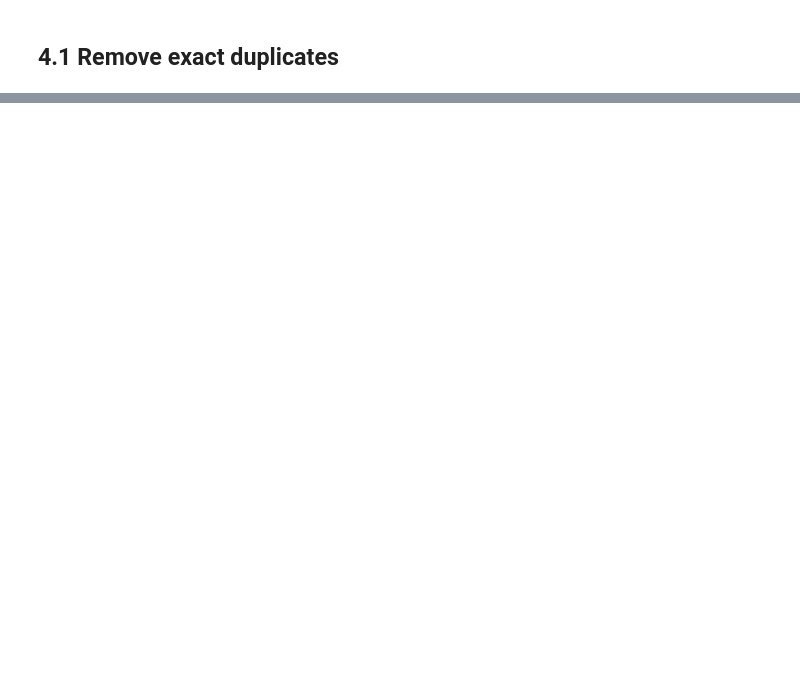
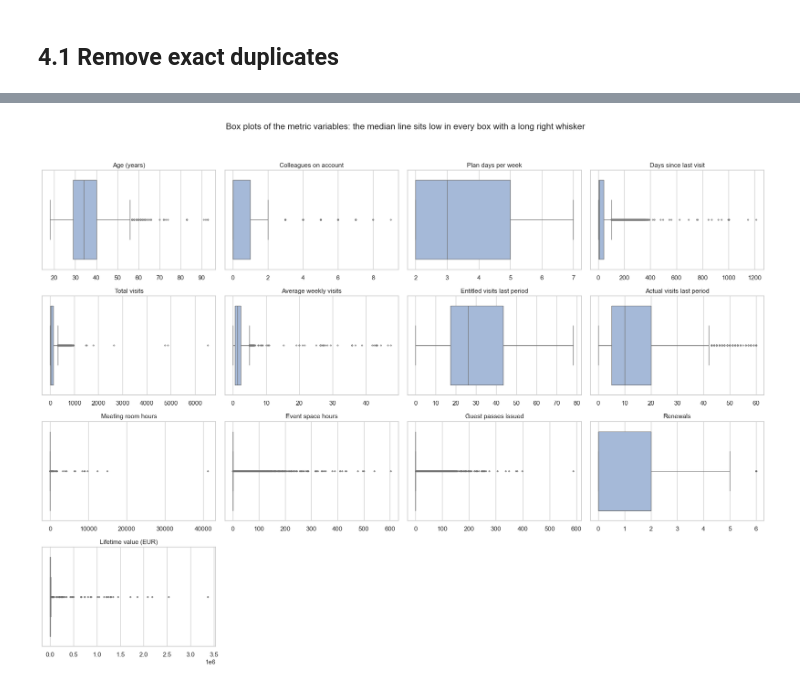
Before and after one commit to MohamedTrikiSoftwareEngineer/DM_Group_10, a Jupyter notebook: notebooks/Group10_EDA_Code.ipynb, the cells around one changed output, grey strips where cells are left out. Drawn from its saved outputs; the diff is of its cells as text; code cells hidden in the pictures; blank space fills up the shorter version.

```diff
--- a/notebooks/Group10_EDA_Code.ipynb
+++ b/notebooks/Group10_EDA_Code.ipynb
@@ -2931,0 +1862,15 @@ results: 224 keys -> ..\data\processed\results.json
+# %%
+# Box plots of the same variables: the box makes the concentration near the median visible.
+fig, axes = plt.subplots(n_rows, columns_per_row, figsize=(18, 3.4 * n_rows))
+for ax, feature in zip(axes.flatten(), metric_features):
+    sns.boxplot(x=analysis_data[feature], ax=ax, color=LIGHT_BLUE, fliersize=2)
+    ax.set_title(FEATURE_LABELS[feature], fontsize=11)
+    ax.set_xlabel("")
+for ax in axes.flatten()[len(metric_features):]:
+    ax.set_visible(False)
+fig.suptitle("Box plots of the metric variables: the median line sits low in every box with a long right whisker",
+             fontsize=15)
+fig.tight_layout(rect=(0, 0, 1, 0.95))
+plt.show()
+# %% [output]
+[figure, added]
```
Also changed, not shown: parts of 383 cells of this notebook, 1 other file.
